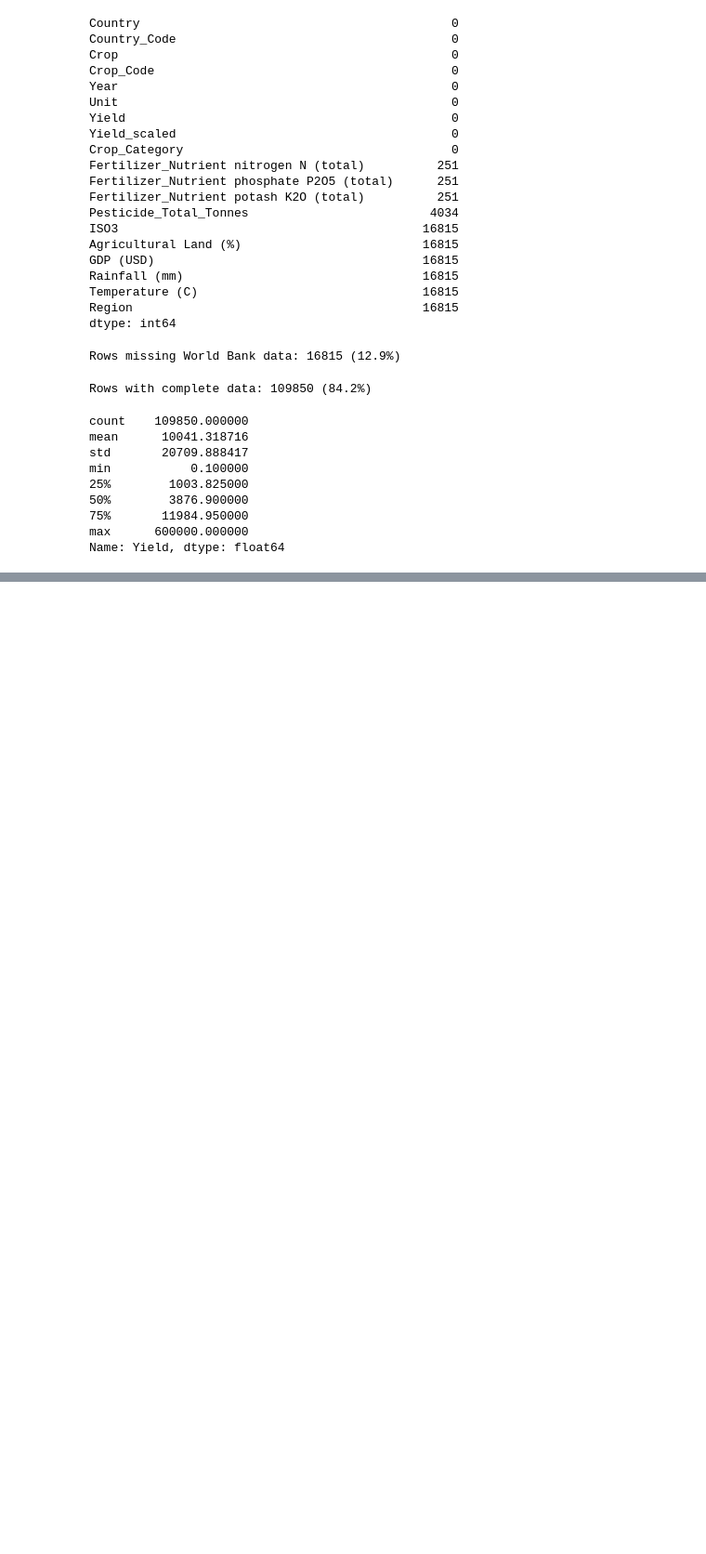
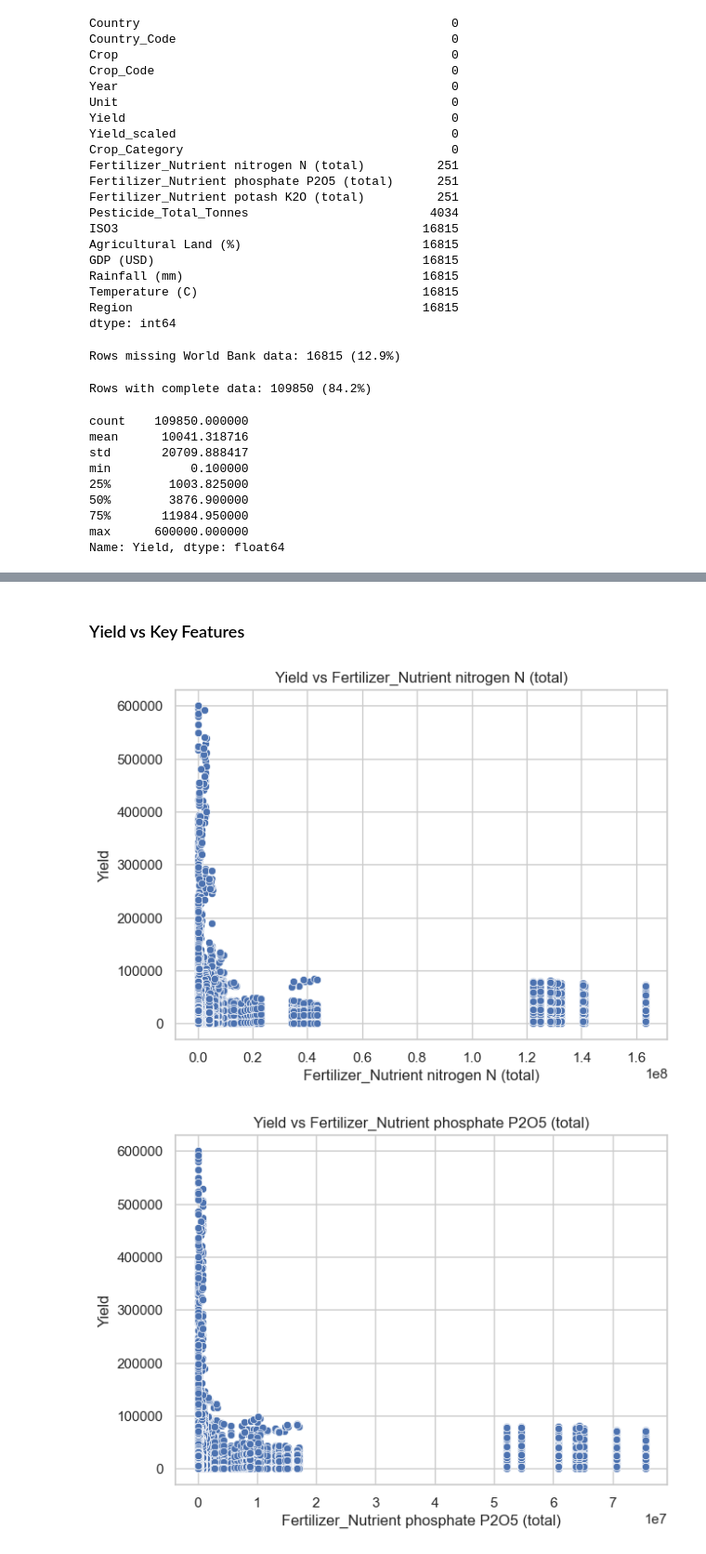
Before and after one commit to santhosh0997/MSDS-Data-Science-Practicum--2, a Jupyter notebook: agro-climatic-forecasting/master_data.ipynb, the cells around one changed output, grey strips where cells are left out. Shown at 93% size. Saved outputs shown, nothing was run; the diff lists cells and outputs as text; code cells hidden in the pictures; blank space fills up the shorter version.

```diff
--- a/agro-climatic-forecasting/master_data.ipynb
+++ b/agro-climatic-forecasting/master_data.ipynb
@@ -260,0 +337,20 @@ df_master.to_csv('datasets/global_master_dataset_fixed_with_dropna.csv', index=F
+# %% [markdown]
+### Yield vs Key Features
+# %%
+key_features = [
+    'Fertilizer_Nutrient nitrogen N (total)',
+    'Fertilizer_Nutrient phosphate P2O5 (total)',
+    'Fertilizer_Nutrient potash K2O (total)',
+    'Pesticide_Total_Tonnes',
+    'Rainfall (mm)',
+    'Temperature (C)'
+]
+
+for col in key_features:
+    plt.figure(figsize=(7,5))
+    sns.scatterplot(x=df[col], y=df['Yield'])
+    plt.title(f"Yield vs {col}")
+    plt.show()
+# %% [output]
+[figure, added]
+[figure, added]
```
Also changed, not shown: parts of 21 cells of this notebook.
